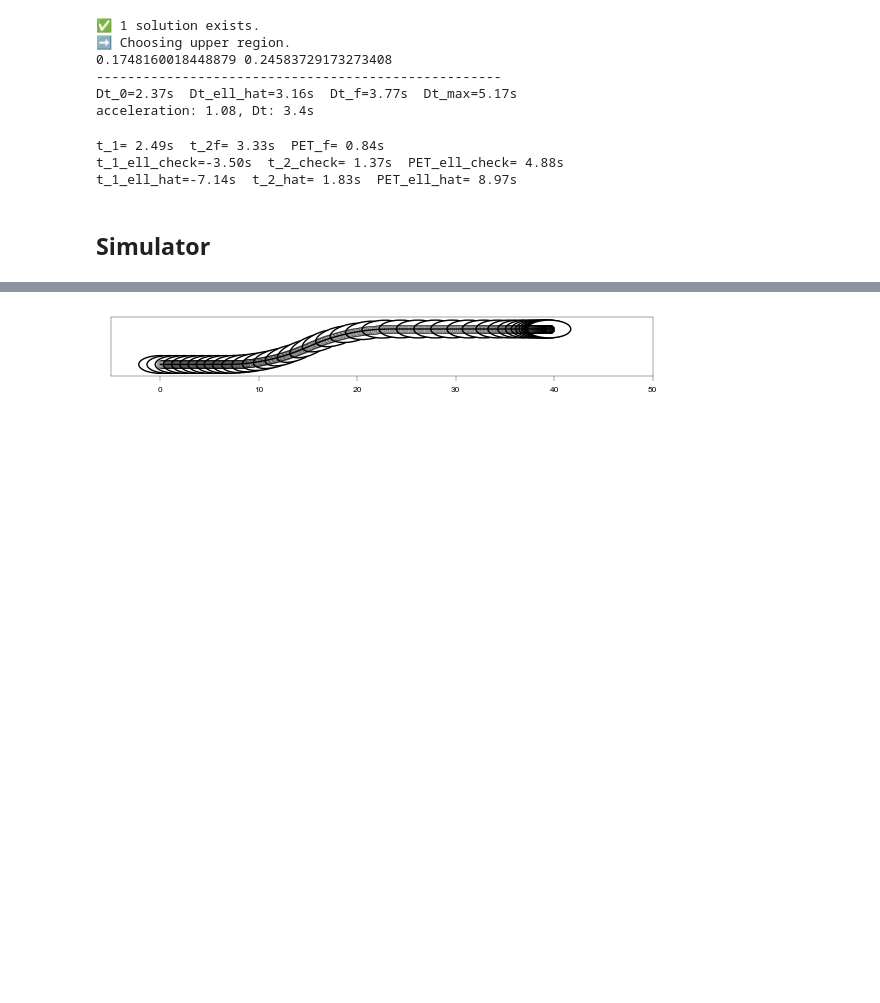
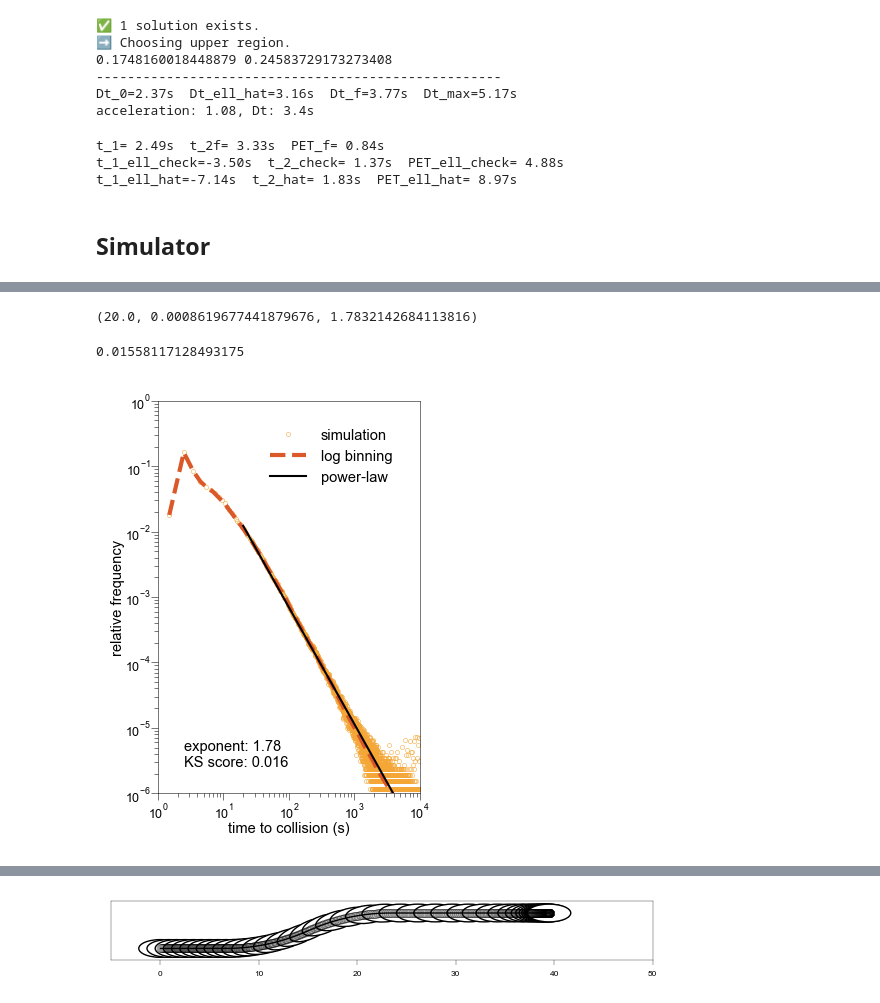
Before and after one commit to EPFL-ENAC/LUTS-pneuma-simulator, a Jupyter notebook: notebooks/simulator.ipynb, the cells around one changed output, grey strips where cells are left out. Saved outputs shown, nothing was run; the diff lists cells and outputs as text; code cells hidden in the pictures; blank space fills up the shorter version.

Commit message:
fix: intermediate result with TASEP
Issue(s): #11

```diff
--- a/notebooks/simulator.ipynb
+++ b/notebooks/simulator.ipynb
@@ -1547,3 +1557,83 @@ for t in range(COUNT - 1):
+# %%
+results = powerlaw.Fit(ttc_data, xmin=20)
+results.xmin, results.sigma, results.alpha
+# %% [output]
+(20.0, 0.0008619677441879676, 1.7832142684113816)
+# %%
+ks = power_law_ks_distance(ttc_data, results.alpha, results.xmin)
+ks
+# %% [output]
+0.01558117128493175
+# %%
+xmax = 1e4
+edges, hist = pdf(ttc_data, linear_bins=True, xmin=results.xmin, xmax=xmax)
+edges, hist = pdf(ttc_data, linear_bins=True, xmax=xmax)
+bin_centers = (edges[1:] + edges[:-1]) / 2.0
+hist[hist == 0] = np.nan
+
+%matplotlib inline
+fig, ax = plt.subplots(figsize=(5.25 * params.cm, 7.5 * params.cm), dpi=150)
+ax.set_aspect("equal")
+
+ax.plot(
+    bin_centers,
+    hist,
+    color=orange,
+    lw=0,
+    marker=".",
+    markerfacecolor="none",
+    markeredgewidth=0.25,
+    ms=4,
+    ls="-",
+    label="simulation",
+)
+ax.set_xscale("log")
+ax.set_yscale("log")
+ax.set_xscale("log")
+ax.set_yscale("log")
+results.plot_pdf(ax=ax, linear_bins=False, c=vermilion, lw=2, ls="--", label="log binning",original_data=True)
+results.power_law.plot_pdf(c="k", linestyle="-", lw=1, ax=ax, label="power-law")#,original_data=True)
+# fraction of data in the tail
+in_range = ttc_data <= 1e4
+in_tail_and_range = (ttc_data >= results.xmin) & (ttc_data <= 1e4)
+p_tail_correct = in_tail_and_range.sum() / in_range.sum()
+ax.set_ylabel("relative frequency", labelpad=0)
+ax.set_xlabel("time to collision (s)", labelpad=0)
+ax.tick_params(axis="x", pad=0)
+ax.tick_params(axis="y", pad=0)
+ax.set_xlim(1e0, xmax)
+ax.set_ylim(1e-6, 1)
+#ax.axvline(3)
+ax.legend(
+    frameon=False,
+    borderpad=0,
+    handletextpad=1,
+    handlelength=2.5,
+    fontsize=7,
+    loc=2,
+    bbox_to_anchor=(0.4, 0.95),
+)
+ax.text(
+    0.1,
+    0.1,
+    f"exponent: {round(results.alpha,2)}\nKS score: {round(ks,3)}",
+    fontsize=7,
+    ha="left",
+    va="center",
+    transform=ax.transAxes,
+)
+# rescale the black line
+line = ax.lines[2]   # last plotted line = power-law
+line.set_ydata(line.get_ydata() * p_tail_correct)
+fig.tight_layout(pad=0)
+# plt.savefig(
+#    "./output/figures/ttc_sim.pdf",
+#    format="pdf",
+#    transparent=True,
+# )
+plt.show()
+# %% [output]
+[figure, added]
 # %%
 %matplotlib inline
 fig, ax = plt.subplots(figsize=(5 * cm, 5 * cm), dpi=150)
```
Also changed, not shown: parts of 13 cells of this notebook, 1 other file.
